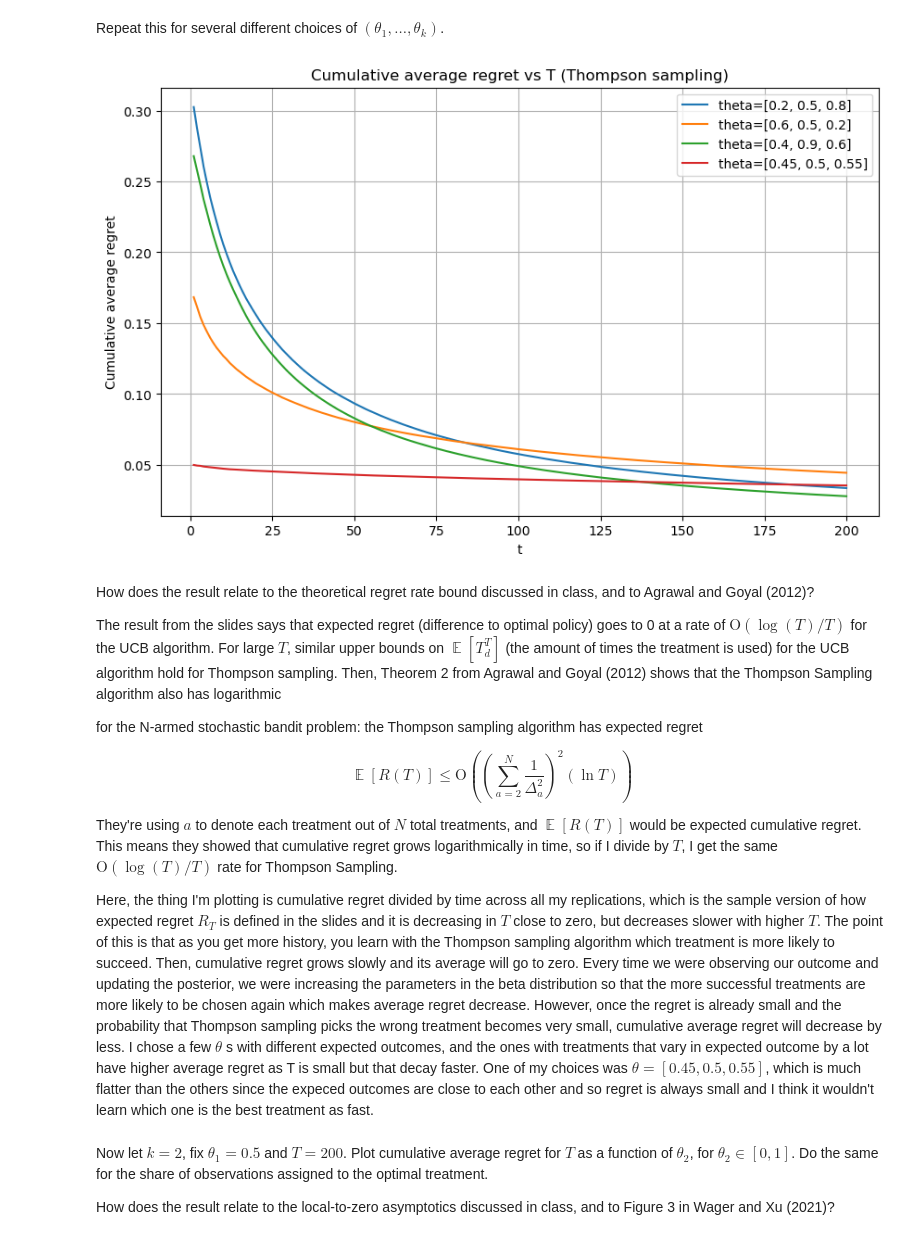
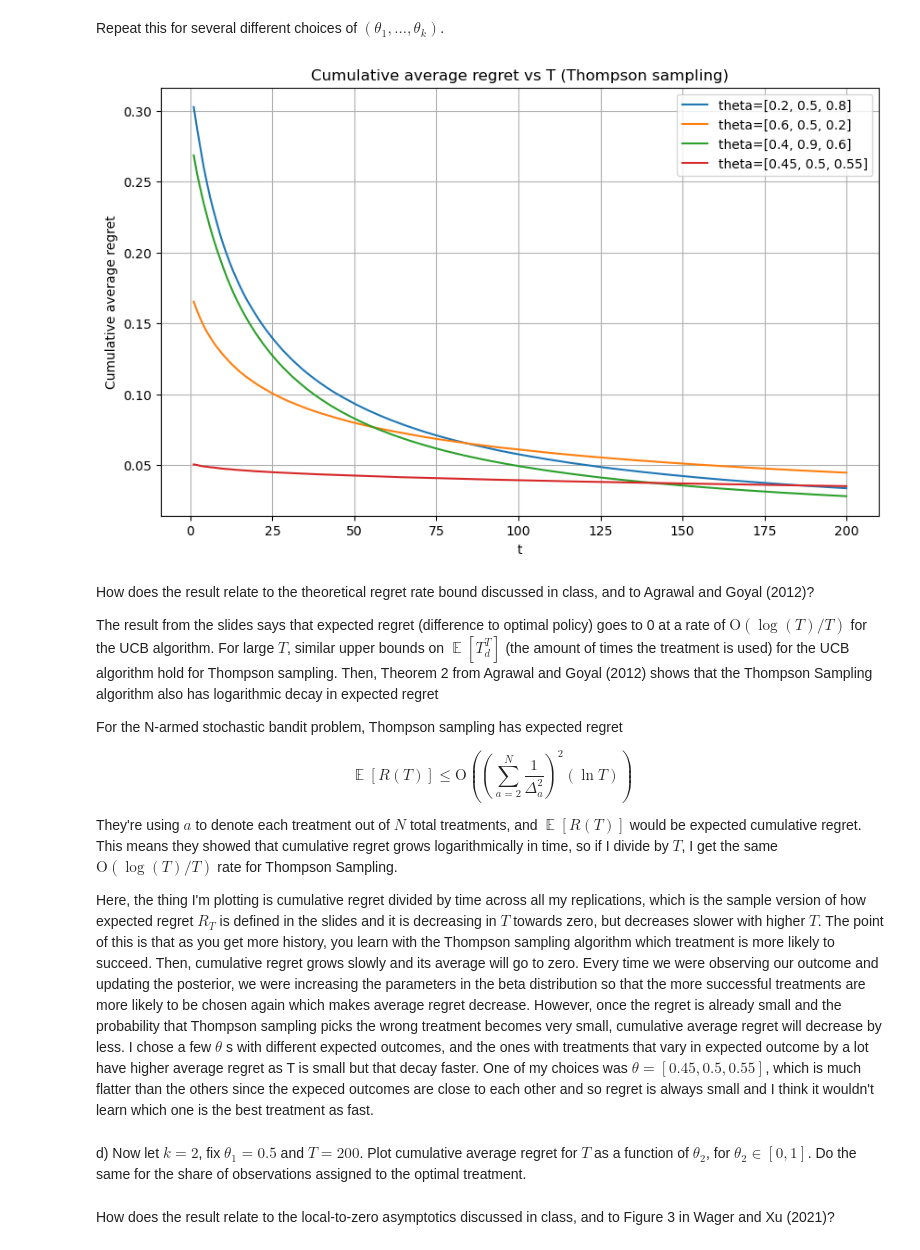
Before and after one commit to emilyfu1/assignments_ML, a Jupyter notebook: EmilyFu_A4.ipynb, the cells around one changed output. Drawn from its saved outputs; the diff is of its cells as text; code cells hidden in the pictures.

```diff
--- a/EmilyFu_A4.ipynb
+++ b/EmilyFu_A4.ipynb
@@ -154,40 +162,38 @@ Repeat this for several different choices of $(\theta_{1},...,\theta_{k})$.
 # %%
 # some thetas
 thetas = [[0.2, 0.5, 0.8], [0.6, 0.5, 0.2], [0.4, 0.9, 0.6], [0.45, 0.5, 0.55]]
 
 T = 200
 R = 10000
 
 plt.figure(figsize=(10, 6))
+# line up the times with the periods
 x = np.arange(1, T + 1)
 
 # calculate cumulative average regret for all thetas and plot them on the same graph
 for i, theta in enumerate(thetas):
-    avg_cumavg_regret_t = evaluate_bandit(T, theta, R, seed=seed + 10_000 * i)[-1]
+    avg_cumavg_regret_t = evaluate_bandit(T, theta, R, seed=seed)[-1]
     plt.plot(x, avg_cumavg_regret_t, label=f'theta={theta}')
 
 plt.xlabel('t')
 plt.ylabel('Cumulative average regret')
 plt.title('Cumulative average regret vs T (Thompson sampling)')
 plt.legend()
 plt.grid(True)
 plt.show()
 # %% [output]
-[figure, old version]
+[figure, new version]
 # %% [markdown]
 How does the result relate to the theoretical regret rate bound discussed in class, and to Agrawal and Goyal (2012)?
 
-The result from the slides says that expected regret (difference to optimal policy) goes to 0 at a rate of $\text{O}(\log(T)/T)$ for the UCB algorithm. For large $T$, similar upper bounds on $\mathop{\mathbb{E}}[T_{d}^{T}]$ (the amount of times the treatment is used) for the UCB algorithm hold for Thompson sampling. Then, Theorem 2 from Agrawal and Goyal (2012) shows that the
-Thompson Sampling algorithm also has logarithmic
+The result from the slides says that expected regret (difference to optimal policy) goes to 0 at a rate of $\text{O}(\log(T)/T)$ for the UCB algorithm. For large $T$, similar upper bounds on $\mathop{\mathbb{E}}[T_{d}^{T}]$ (the amount of times the treatment is used) for the UCB algorithm hold for Thompson sampling. Then, Theorem 2 from Agrawal and Goyal (2012) shows that the Thompson Sampling algorithm also has logarithmic decay in expected regret
 
-for the N-armed stochastic bandit problem: the Thompson sampling algorithm has expected regret
+For the N-armed stochastic bandit problem, Thompson sampling has expected regret
 
 $$\mathop{\mathbb{E}}[R(T)] \leq \text{O} ((\sum_{a = 2}^{N} \frac{1}{\Delta^{2}_{a}})^2 (\ln T))$$
 
 They're using $a$ to denote each treatment out of $N$ total treatments, and $\mathop{\mathbb{E}}[R(T)]$ would be expected cumulative regret. This means they showed that cumulative regret grows logarithmically in time, so if I divide by $T$, I get the same $\text{O}(\log(T)/T)$ rate for Thompson Sampling.
 
-Here, the thing I'm plotting is cumulative regret divided by time across all my replications, which is the sample version of how expected regret $R_T$ is defined in the slides and it is decreasing in $T$ close to zero, but decreases slower with higher $T$. The point of this is that as you get more history, you learn with the Thompson sampling algorithm which treatment is more likely to succeed. Then, cumulative regret grows slowly and its average will go to zero. Every time we were observing our outcome and updating the posterior, we were increasing the parameters in the beta distribution so that the more successful treatments are more likely to be chosen again which makes average regret decrease. However, once the regret is already small and the probability that Thompson sampling picks the wrong treatment becomes very small, cumulative average regret will decrease by less. I chose a few $\theta$ s with different expected outcomes, and the ones with treatments that vary in expected outcome by a lot have higher average regret as T is small but that decay faster. One of my choices was $\theta = [0.45, 0.5, 0.55]$, which is much flatter than the others since the expeced outcomes are close to each other and so regret is always small and I think it wouldn't learn which one is the best treatment as fast.
+Here, the thing I'm plotting is cumulative regret divided by time across all my replications, which is the sample version of how expected regret $R_T$ is defined in the slides and it is decreasing in $T$ towards zero, but decreases slower with higher $T$. The point of this is that as you get more history, you learn with the Thompson sampling algorithm which treatment is more likely to succeed. Then, cumulative regret grows slowly and its average will go to zero. Every time we were observing our outcome and updating the posterior, we were increasing the parameters in the beta distribution so that the more successful treatments are more likely to be chosen again which makes average regret decrease. However, once the regret is already small and the probability that Thompson sampling picks the wrong treatment becomes very small, cumulative average regret will decrease by less. I chose a few $\theta$ s with different expected outcomes, and the ones with treatments that vary in expected outcome by a lot have higher average regret as T is small but that decay faster. One of my choices was $\theta = [0.45, 0.5, 0.55]$, which is much flatter than the others since the expeced outcomes are close to each other and so regret is always small and I think it wouldn't learn which one is the best treatment as fast.
 # %% [markdown]
-Now let $k = 2$, fix $\theta_{1} = 0.5$ and $T = 200$. Plot cumulative average regret for $T$ as a function of $\theta_{2}$, for $\theta_{2} \in [0,1]$. Do the same for the share of observations assigned to the optimal treatment.
-
-How does the result relate to the local-to-zero asymptotics discussed in class, and to Figure 3 in Wager and Xu (2021)?
+d) Now let $k = 2$, fix $\theta_{1} = 0.5$ and $T = 200$. Plot cumulative average regret for $T$ as a function of $\theta_{2}$, for $\theta_{2} \in [0,1]$. Do the same for the share of observations assigned to the optimal treatment.
@@ -193,0 +208,2 @@ How does the result relate to the local-to-zero asymptotics discussed in class,
+# %% [markdown]
+How does the result relate to the local-to-zero asymptotics discussed in class, and to Figure 3 in Wager and Xu (2021)?
```
Also changed, not shown: parts of 9 cells of this notebook.
